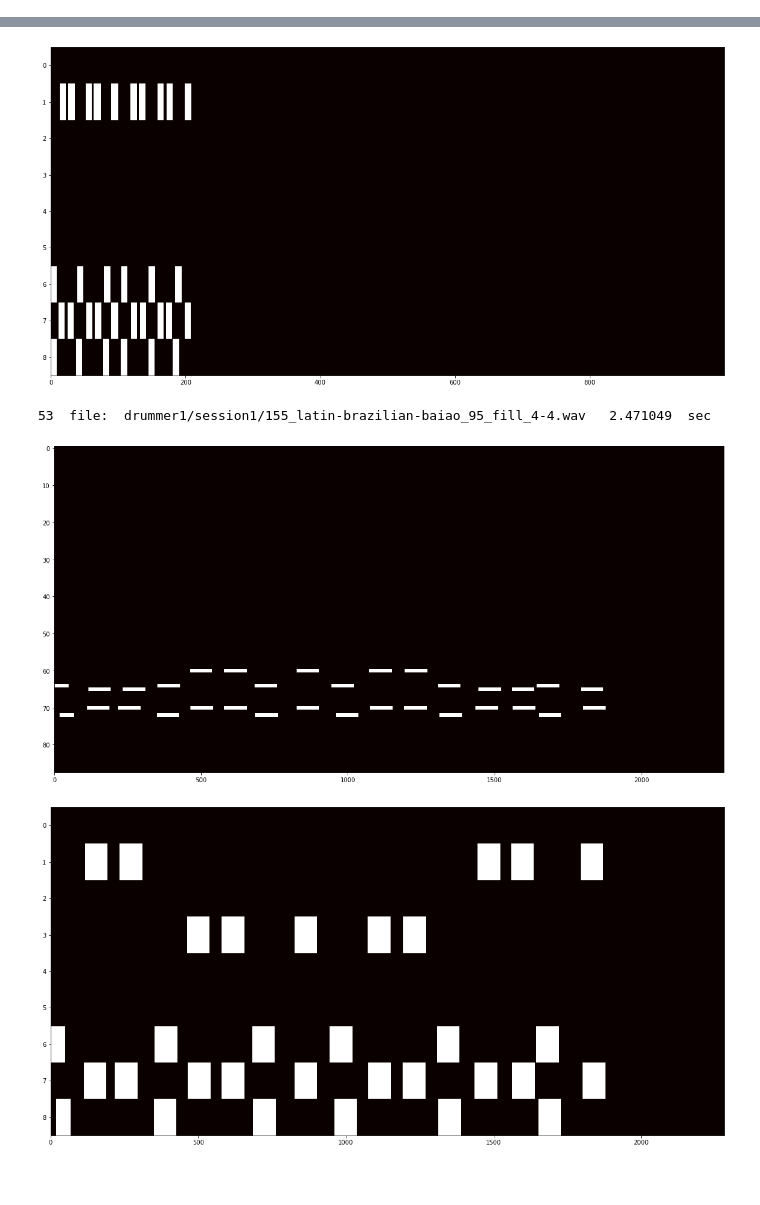
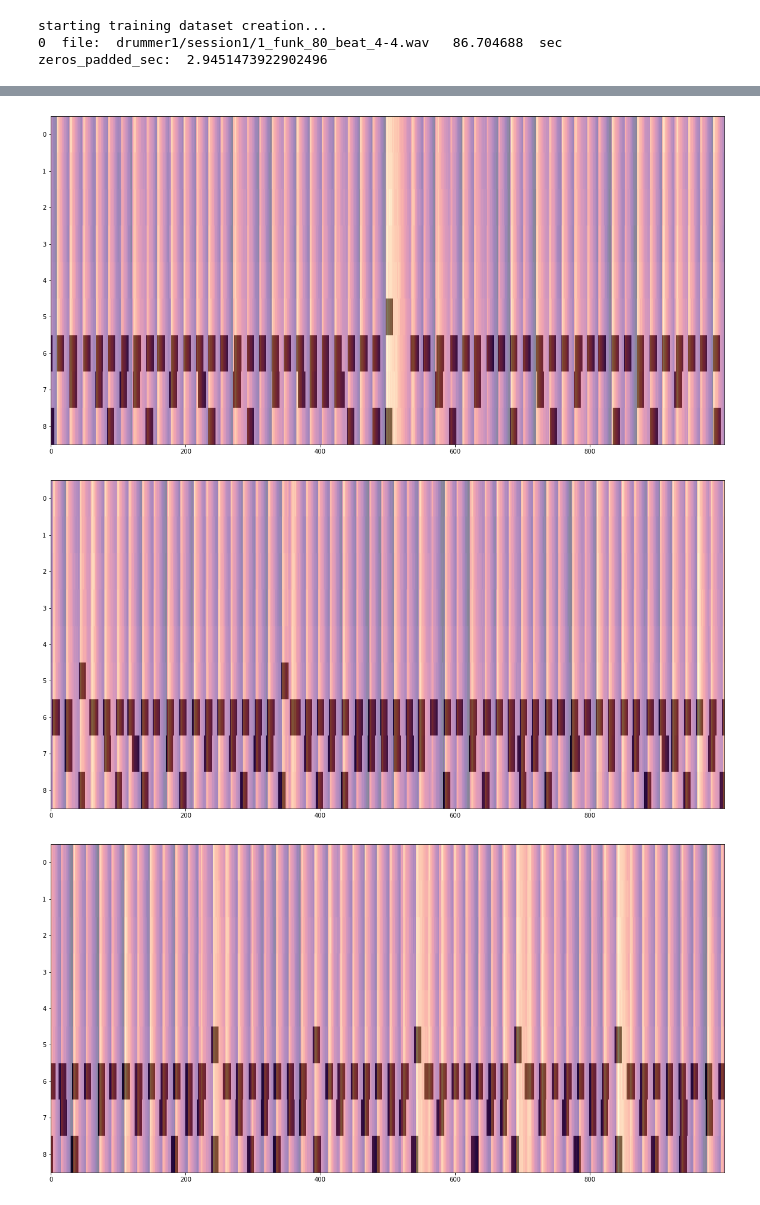
Before and after one commit to zacswolf/SLT-Final-Project, a Jupyter notebook: Final_Project/dataset_creation.ipynb, the cells around one changed output, grey strips where cells are left out. Cells and saved outputs as stored; diff of their text form; code cells hidden in the pictures; blank space fills up the shorter version.

```diff
--- a/Final_Project/dataset_creation.ipynb
+++ b/Final_Project/dataset_creation.ipynb
@@ -302,10 +307,29 @@ def midi_to_arrays(midi_array, num_arrays):
     return midi_arrays
 
 def show_midi_plot(midi_array):
+    midi_array = np.flip(midi_array.T, axis=0)
     f = plot.figure()
     f.set_figwidth(20)
     f.set_figheight(10)
-    plot.imshow(np.rot90(midi_array), cmap='hot', interpolation='nearest', aspect="auto")
+    plot.imshow(midi_array, cmap='binary', interpolation='nearest', aspect="auto")
+    plot.show()
+
+def show_spectrograph(spec_array):
+    spec_array = np.flip(spec_array.T, axis=0)
+    f = plot.figure()
+    f.set_figwidth(20)
+    f.set_figheight(10)
+    plot.imshow(spec_array, cmap='magma', interpolation='nearest', aspect="auto")
+    plot.show()
+
+def show_midi_over_spec(spec_array, midi_array):
+    midi_array = np.flip(midi_array.T, axis=0)
+    spec_array = np.flip(spec_array.T, axis=0)
+    fig = plot.figure()
+    fig.set_figwidth(20)
+    fig.set_figheight(10)
+    plot.imshow(spec_array, 'magma', interpolation='nearest', aspect="auto")
+    plot.imshow(midi_array, 'binary', interpolation='nearest', alpha=0.5, aspect="auto")
     plot.show()
 
 
@@ -329,6 +353,7 @@ def index_to_arrays(csv_index):
     #print ("diced wav files len: ", len(diced_wav_files))
     target_len = predefined_length * wav_file.frame_rate
     feats_list = []
+    zeros_padded_sec = 0
     i = 0
     for diced_file in diced_wav_files:
         # pad with zeros if not correct length
@@ -336,6 +361,8 @@ def index_to_arrays(csv_index):
         #print ("\tdiced file len: ", diced_file_len)
         if diced_file_len != target_len:
             zeros = int(target_len - diced_file_len)
+            zeros_padded_sec = (zeros / target_len) * predefined_length
+            print ("zeros_padded_sec: ", zeros_padded_sec)
             diced_array = np.pad(diced_file.to_numpy_array(), (0, zeros))
             diced_file = audiosegment.from_numpy_array(diced_array, framerate=default_sample_rate)
         # export temp wav file and convert to tensor
@@ -355,28 +382,29 @@ def index_to_arrays(csv_index):
 
     # convert midi to arrray
     midi_array = mid2array(midi)
-    show_midi_plot(midi_array)
+    #show_midi_plot(midi_array)
 
     # reformat midi array for training
     midi_array = reformat_midi_for_training(midi_array)
-    show_midi_plot(midi_array)
+    #show_midi_plot(midi_array)
     #print ("reformated midi_array.shape: ", midi_array.shape)
+
 
     # resize array to be directly related to duration of the audio file (every second is 100 units)
     target_resize = int(wav_file.duration_seconds * 100)
     #print ("current midi array size: ", midi_array.shape[0], " target size: ", target_resize)
     midi_array = shrink_array_proportionally(midi_array, target_resize)
-    show_midi_plot(midi_array)
+    #show_midi_plot(midi_array)
     #print ("shrinked midi_array.shape: ", midi_array.shape)
 
-    # pad midi array to be the same size as feats_list
+    # pad midi array to be proportionally same length as wav file w padded zeros
     target_midi_length = len(feats_list) * tensor_size
     zeros = target_midi_length - len(midi_array)
     if zeros > 0:
-        zeros_pad = np.zeros((zeros, NUM_FEATS))
+        zeros_pad = np.zeros((zeros, midi_array.shape[1]))
         midi_array = np.concatenate((midi_array, zeros_pad))
         #print ("padded midi_array.shape: ", midi_array.shape)
-    show_midi_plot(midi_array)
+    #show_midi_plot(midi_array)
 
     # create label arrays
     labels_list = midi_to_arrays(midi_array, len(feats_list))
@@ -411,6 +439,7 @@ for i, index in enumerate(train_csv):
     feats, labels = index_to_arrays(index)
     for j in range(len(feats)):
         #print ("\t", j, " feats: ", feats[j].shape, " labels: ", labels[j].shape)
+        show_midi_over_spec(feats[j], labels[j])
         train_feats.append(feats[j])
         train_labels.append(labels[j])
 # make into numpy arrays
@@ -486,3 +515,6 @@ np.save("data/val_labels.npy", val_labels, allow_pickle=True)
 # reset temp folder
 reset_temp_folder()
 # %% [output]
+starting training dataset creation...
+0  file:  drummer1/session1/1_funk_80_beat_4-4.wav   86.704688  sec
+zeros_padded_sec:  2.9451473922902496
@@ -490,4 +522,3 @@ reset_temp_folder()
-[figure, old version]
+[figure, new version]
-53  file:  drummer1/session1/155_latin-brazilian-baiao_95_fill_4-4.wav   2.471049  sec
-[figure, old version]
+[figure, new version]
-[figure, old version]
+[figure, new version]
```
Also changed, not shown: parts of 2 cells of this notebook.
